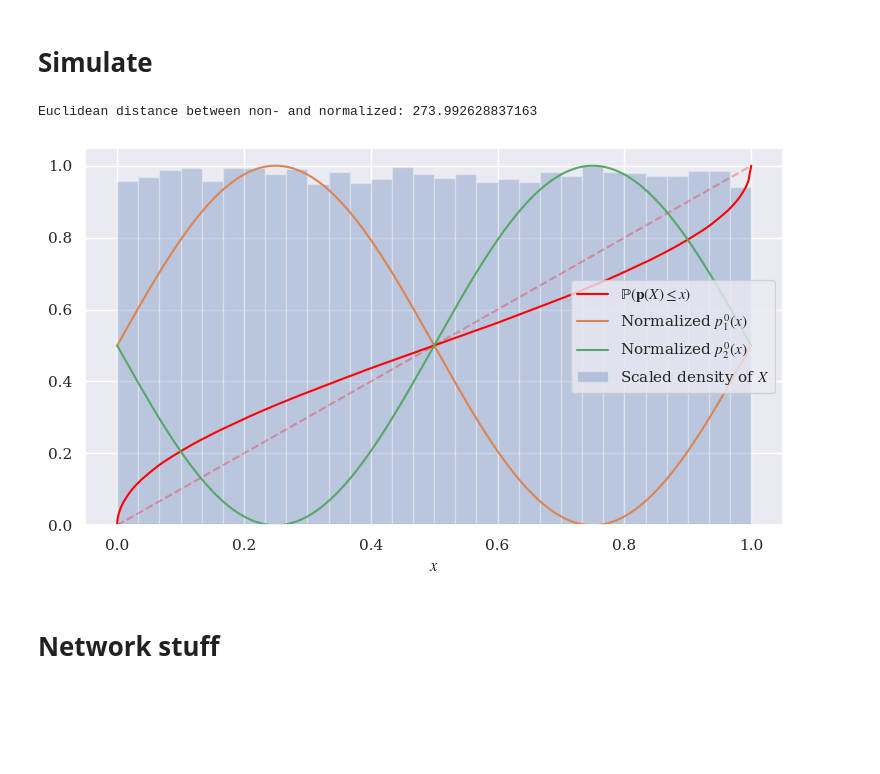
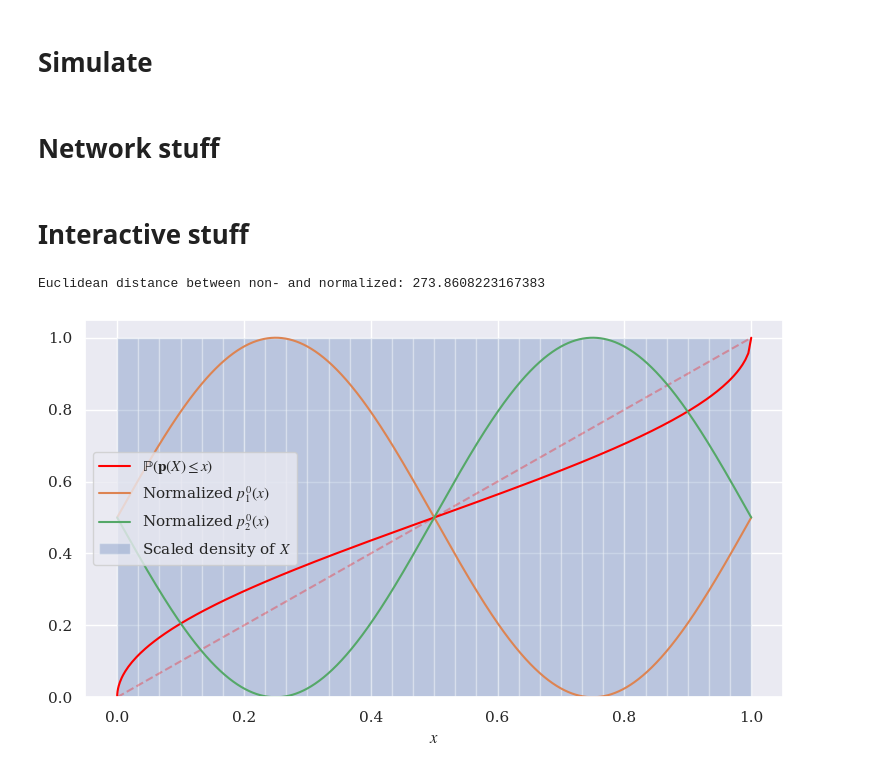
Before and after one commit to bramotten/Testing-NN-Classification-Theory, a Jupyter notebook: Everything.ipynb, the cells around one changed output. Saved outputs shown, nothing was run; the diff lists cells and outputs as text; code cells hidden in the pictures; blank space fills up the shorter version.

```diff
--- a/Everything.ipynb
+++ b/Everything.ipynb
@@ -189,13 +190,6 @@ class SimulateData(object):
             ax.set_ylabel('$x_2$')
             ax.legend()
             plt.show()
-# %%
-situation = "sin(2*pi*x)+1"
-test = SimulateData(situation, 10**5)
-test.visualize()
-# %% [output]
-Euclidean distance between non- and normalized: 273.992628837163
-[figure, removed]
 # %% [markdown]
 # Network stuff
 # %%
@@ -393,4 +387,13 @@ def evaluate_params(situation, n, test, n_repeats=2, opt_evals=1, params=None, v
         results = kms.evaluate(test)
         print(f"KL: {results['KL']:.5f}, MSE: {results['MSE']:.5f}")
         # TODO: that quantile stuff from the old .py
+# %% [markdown]
+# Interactive stuff
+# %%
+situation = "sin(2*pi*x)+1"
+test = SimulateData(situation, 10**5, equi_distant=True)
+test.visualize()
+# %% [output]
+Euclidean distance between non- and normalized: 273.8608223167383
+[figure, added]
 # %%
```
Also changed, not shown: parts of 12 cells of this notebook, 5 other files.
